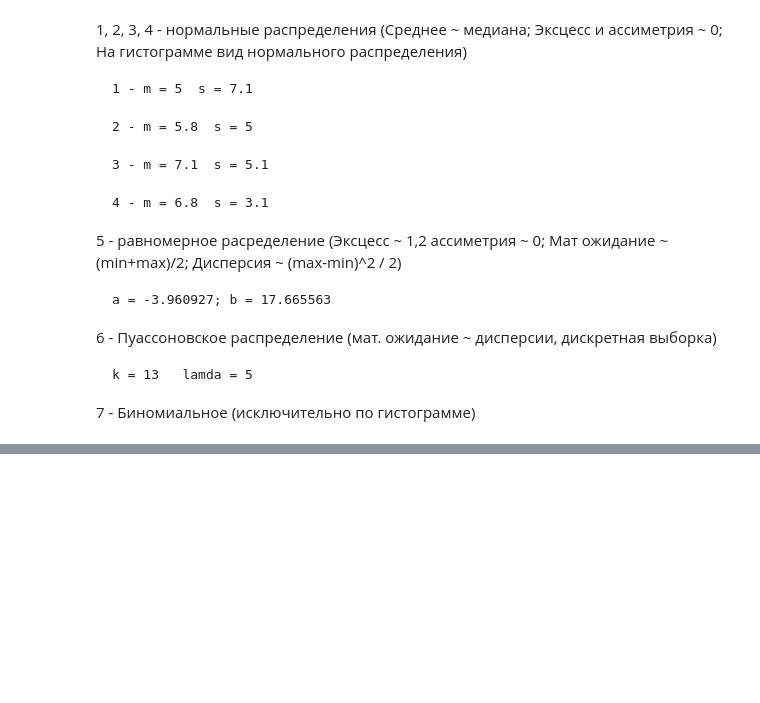
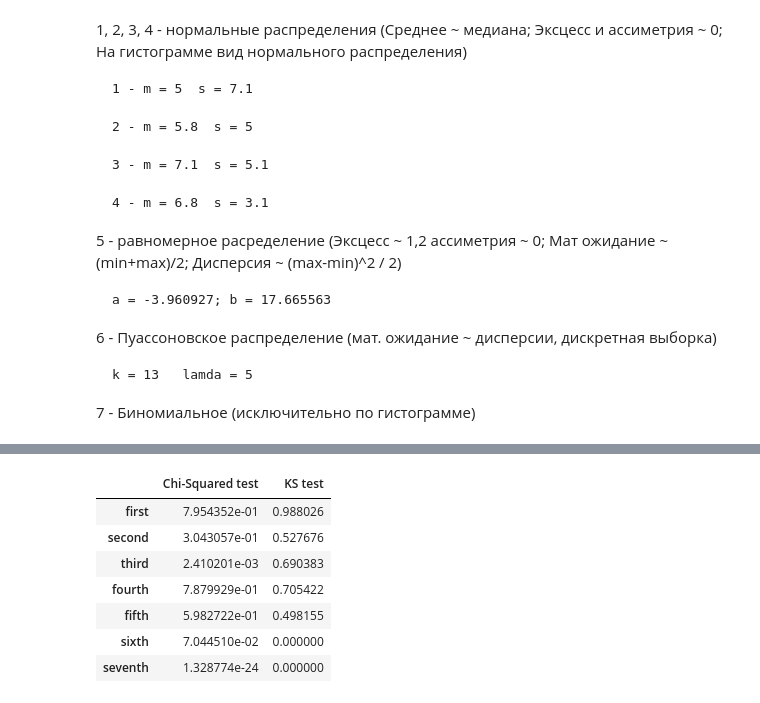
Before and after one commit to WhyNotKo/Statistical-information-processing-methods, a Jupyter notebook: lab2.ipynb, the cells around one changed output, grey strips where cells are left out. Cells and saved outputs as stored; diff of their text form; code cells hidden in the pictures; blank space fills up the shorter version.

```diff
--- a/lab2.ipynb
+++ b/lab2.ipynb
@@ -61,0 +111,22 @@ Counter({7: 96,
+# %%
+first_table = pd.DataFrame(table)
+first_table.reset_index()
+# for i in range(0,len(names)):
+#     print(names[i])
+#     first_table.rename(index = {int(i):names[i]})
+first_table.rename(index = {5:names[5],
+0:names[0],
+2:names[2],
+1:names[1],
+3:names[3],
+4:names[4],
+6:names[6]})
+# %% [output]
+|  | Chi-Squared test | KS test |
+| first | 7.954352e-01 | 0.988026 |
+| second | 3.043057e-01 | 0.527676 |
+| third | 2.410201e-03 | 0.690383 |
+| fourth | 7.879929e-01 | 0.705422 |
+| fifth | 5.982722e-01 | 0.498155 |
+| sixth | 7.044510e-02 | 0.000000 |
+| seventh | 1.328774e-24 | 0.000000 |
```
Also changed, not shown: parts of 26 cells of this notebook, 1 other file.
